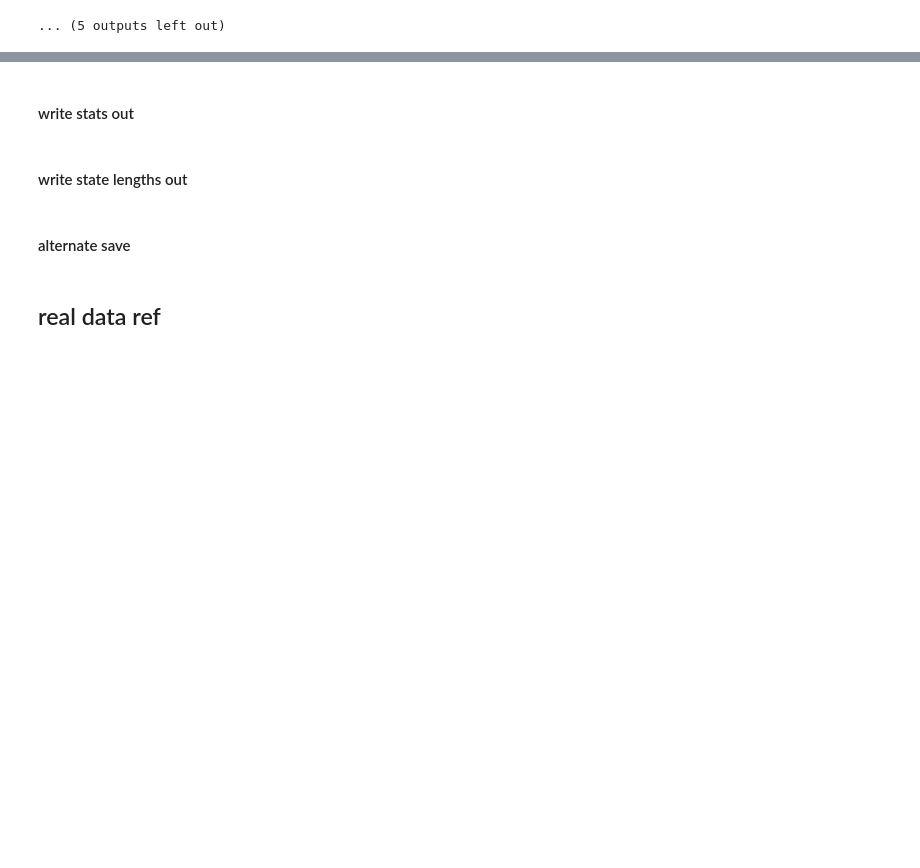
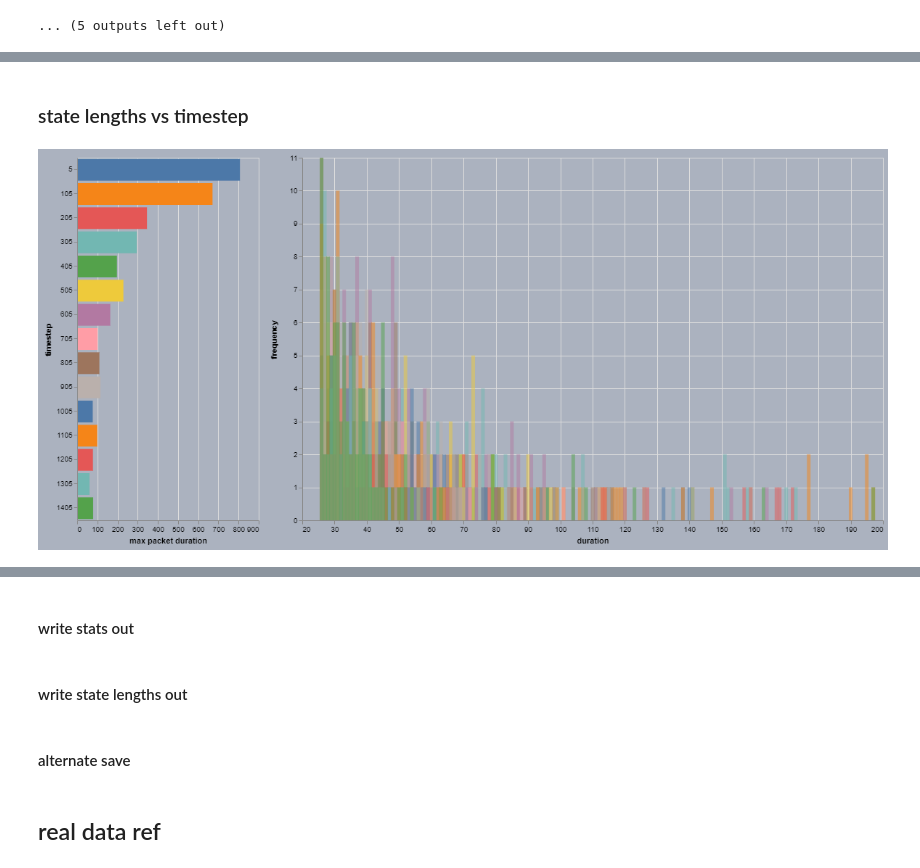
Before and after one commit to tjbergst/data-parsing, a Jupyter notebook: markov-dev.ipynb, the cells around one changed output, grey strips where cells are left out. Saved outputs shown, nothing was run; the diff lists cells and outputs as text; code cells hidden in the pictures; blank space fills up the shorter version.

```diff
--- a/markov-dev.ipynb
+++ b/markov-dev.ipynb
@@ -286,0 +320,61 @@ import altair as alt
+# %% [markdown]
+### state lengths vs timestep
+# %%
+sel_timestep = alt.selection_multi(encodings=['y'])
+
+bar_chart = alt.Chart(
+    full_df,
+    height=500,
+    width=250
+).mark_bar(
+).encode(
+    alt.X(
+        'max(duration):Q',
+        title='max packet duration'
+    ),
+    alt.Y(
+        'timestep:N',
+    ),
+    color=alt.condition(
+        sel_timestep,
+        'timestep:N',
+        alt.value('#96989b'),
+        legend=None
+    )
+).add_selection(
+    sel_timestep
+)
+#.configure(background='#abb2bf')
+
+
+
+detail_chart = alt.Chart(
+    full_df,
+    height=500,
+    width=800
+).mark_bar(
+    opacity=0.5
+).transform_filter(
+    sel_timestep
+).transform_filter(
+    datum.duration > 25
+).transform_filter(
+    datum.duration < 200
+).encode(
+    alt.X('duration:Q'),
+    alt.Y(
+        'frequency:Q',
+        #scale=alt.Scale(type='log')
+    ),
+    color=alt.Color('timestep:N', legend=None)
+)
+#.configure(background='#abb2bf')
+
+
+alt.hconcat(
+    bar_chart,
+    detail_chart,
+    background='#abb2bf'
+)
+# %% [output]
+[figure, added]
```
Also changed, not shown: parts of 13 cells of this notebook.
